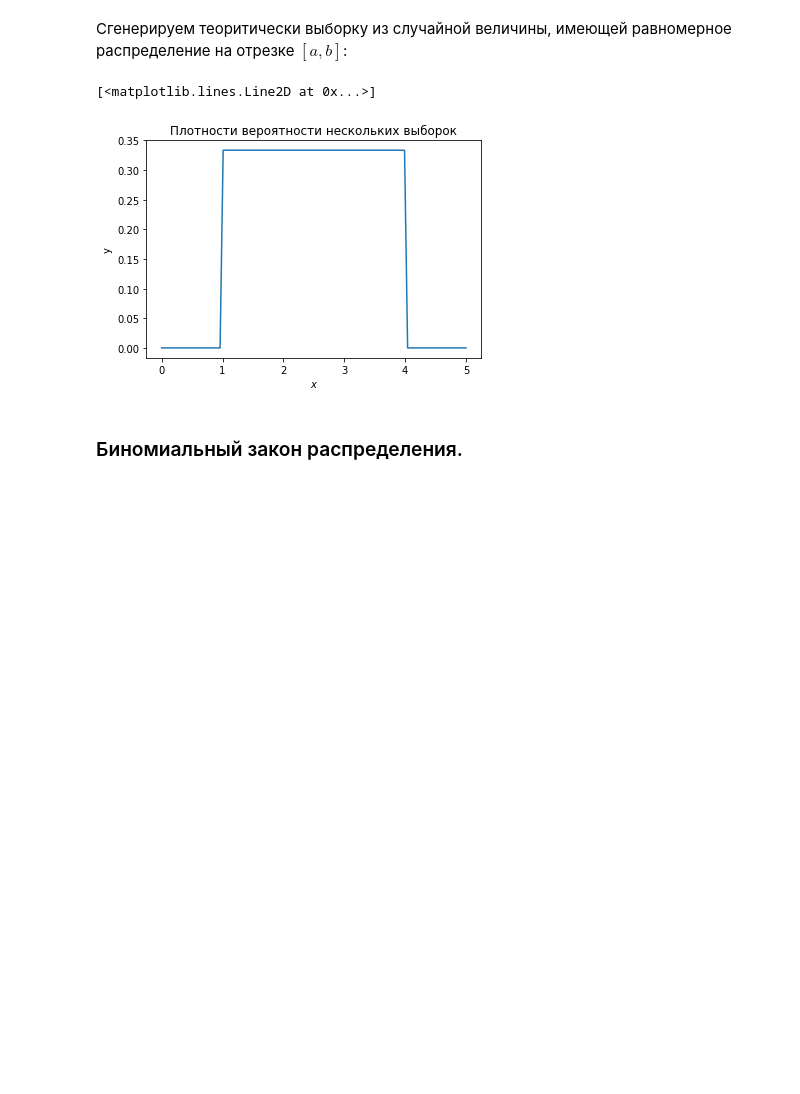
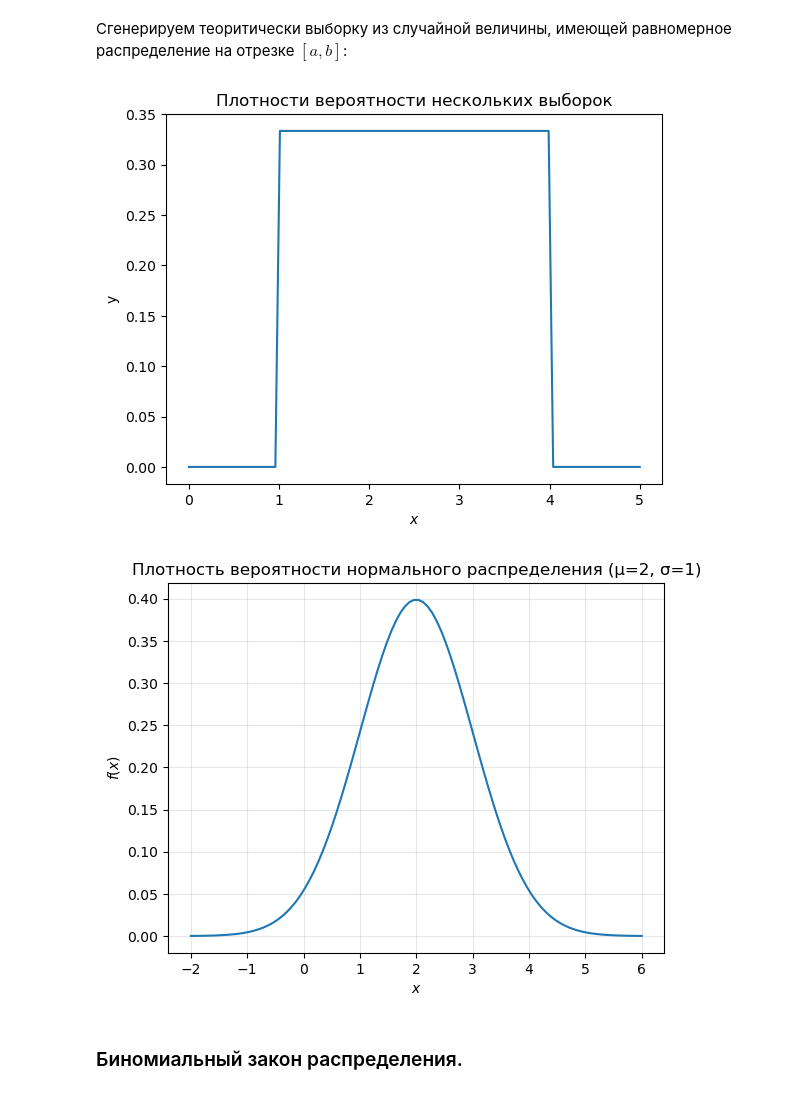
Before and after one commit to ch1llay/PSUMachineLearningLabs, a Jupyter notebook: машинное обучение/машинное обучение/2. Подготовка данных/Лабораторная 3. Описательная статистика.ipynb, the cells around one changed output. Cells and saved outputs as stored; diff of their text form; code cells hidden in the pictures; blank space fills up the shorter version.

```diff
--- a/машинное обучение/машинное обучение/2. Подготовка данных/Лабораторная 3. Описательная статистика.ipynb
+++ b/машинное обучение/машинное обучение/2. Подготовка данных/Лабораторная 3. Описательная статистика.ipynb
@@ -933,21 +963,37 @@ plt.show()
 # %%
 a = 1
 b = 4
 
 # обратите внимание, что в этой функции задается левая граница и масштаб, а не левая и правая границы:
 uniform_rv = sts.uniform(a, b-a)
 
 # сгенерируем вектор x для отрисовки значения в pyplot.plot()
 x = np.linspace(0, 5, 100)
 pdf = uniform_rv.pdf(x)
 
 plt.ylabel('y')
 plt.xlabel('$x$')
 plt.title('Плотности вероятности нескольких выборок')
 plt.plot(x, pdf)
+plt.show()
+
+mu = 2
+sigma = 1
+
+norm_rv = sts.norm(loc=mu, scale=sigma)
+
+x = np.linspace(mu - 4*sigma, mu + 4*sigma, 100)
+pdf = norm_rv.pdf(x)
+
+plt.ylabel('$f(x)$')
+plt.xlabel('$x$')
+plt.title(f'Плотность вероятности нормального распределения (μ={mu}, σ={sigma})')
+plt.plot(x, pdf)
+plt.grid(True, alpha=0.3)
+plt.show()
 # %% [output]
-[<matplotlib.lines.Line2D at 0x...>]
-[figure, old version]
+[figure, new version]
+[figure, added]
 # %% [markdown]
 ### Биномиальный закон распределения.
 # %% [markdown]
```
Also changed, not shown: parts of 12 cells of this notebook, 16 other files.
